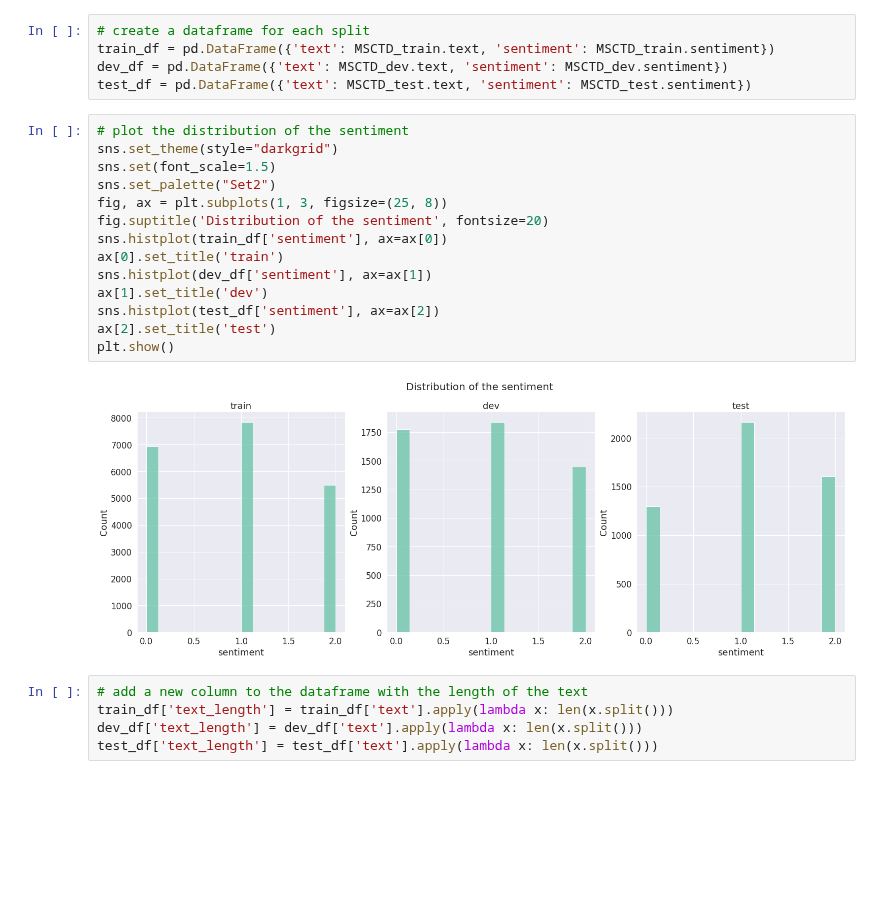
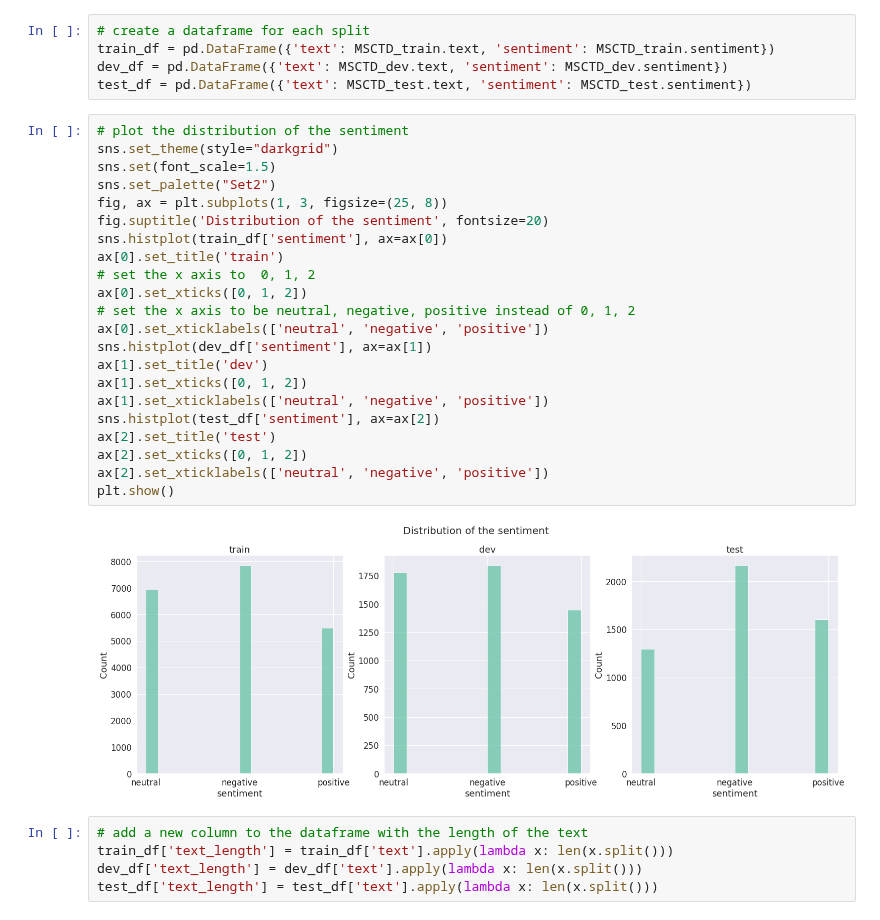
Before and after one commit to saeedzou/Multi-modal-Sentiment-Analysis-on-MSCTD-Dataset, a Jupyter notebook: data.ipynb, the cells around one changed output. Saved outputs shown, nothing was run; the diff lists cells and outputs as text; blank space fills up the shorter version.

```diff
--- a/data.ipynb
+++ b/data.ipynb
@@ -166,19 +160,27 @@ test_df = pd.DataFrame({'text': MSCTD_test.text, 'sentiment': MSCTD_test.sentime
 # %%
 # plot the distribution of the sentiment
 sns.set_theme(style="darkgrid")
 sns.set(font_scale=1.5)
 sns.set_palette("Set2")
 fig, ax = plt.subplots(1, 3, figsize=(25, 8))
 fig.suptitle('Distribution of the sentiment', fontsize=20)
 sns.histplot(train_df['sentiment'], ax=ax[0])
 ax[0].set_title('train')
+# set the x axis to  0, 1, 2
+ax[0].set_xticks([0, 1, 2])
+# set the x axis to be neutral, negative, positive instead of 0, 1, 2
+ax[0].set_xticklabels(['neutral', 'negative', 'positive'])
 sns.histplot(dev_df['sentiment'], ax=ax[1])
 ax[1].set_title('dev')
+ax[1].set_xticks([0, 1, 2])
+ax[1].set_xticklabels(['neutral', 'negative', 'positive'])
 sns.histplot(test_df['sentiment'], ax=ax[2])
 ax[2].set_title('test')
+ax[2].set_xticks([0, 1, 2])
+ax[2].set_xticklabels(['neutral', 'negative', 'positive'])
 plt.show()
 # %% [output]
-[figure, old version]
+[figure, new version]
 # %%
 # add a new column to the dataframe with the length of the text
 train_df['text_length'] = train_df['text'].apply(lambda x: len(x.split()))
```
Also changed, not shown: parts of 15 cells of this notebook.
